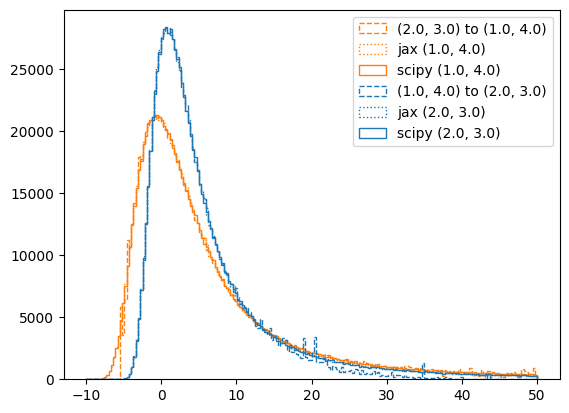
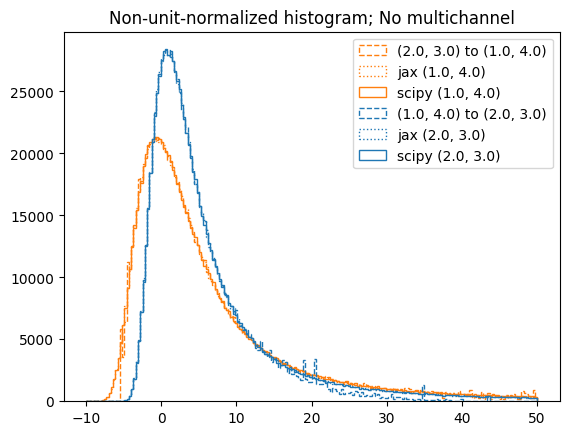
The notebook cell's code change between the first figure and the second:
--- before
+++ after
@@ -34,4 +34,5 @@
 )
 ax.legend()
+plt.title("Non-unit-normalized histogram; No multichannel")
 
 None

Commit: Add figure captions